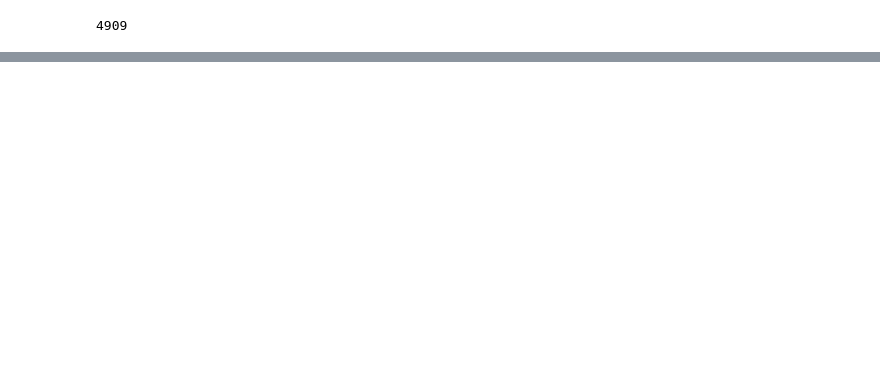
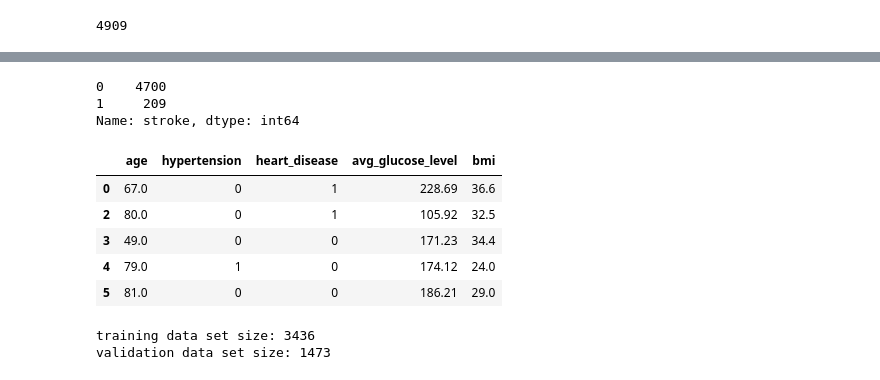
Before and after one commit to YazCodes/stroke-prediction-DNN, a Jupyter notebook: Stroke_Prediction.ipynb, the cells around one changed output, grey strips where cells are left out. Saved outputs shown, nothing was run; the diff lists cells and outputs as text; code cells hidden in the pictures; blank space fills up the shorter version.

```diff
--- a/Stroke_Prediction.ipynb
+++ b/Stroke_Prediction.ipynb
@@ -175,0 +201,43 @@ len(df)
+# %%
+
+#Extracting labels and features
+
+#Extracting labels
+y= df['stroke']
+print(y.value_counts())
+#Since the labels 0 and 1 are already are numerical values they do not need to be converted for the model.
+#If the labels were in a catergorical state then you could use the label encoder to convert them
+# %% [output]
+0    4700
+1     209
+Name: stroke, dtype: int64
+# %%
+#MODEL ONE
+
+#Using 8 features and 2 hidden layers
+#building the model - using training data
+#calculating if the probability is closer to 0 or 1
+x1 =x.iloc[:, 0:5] #locating part of the data frame the first 8 and call it X1
+x1.head()
+# %% [output]
+|  | age | hypertension | heart_disease | avg_glucose_level | bmi |
+| 0 | 67.0 | 0 | 1 | 228.69 | 36.6 |
+| 2 | 80.0 | 0 | 1 | 105.92 | 32.5 |
+| 3 | 49.0 | 0 | 0 | 171.23 | 34.4 |
+| 4 | 79.0 | 1 | 0 | 174.12 | 24.0 |
+| 5 | 81.0 | 0 | 0 | 186.21 | 29.0 |
+# %%
+from sklearn.preprocessing import LabelEncoder #need to convert labels - strings into boolean values etc
+from sklearn.model_selection import train_test_split
+
+from keras.models import Sequential
+from keras.layers import Dense
+
+from sklearn import metrics
+#Spliting the data into train (70%) and validation (30%)
+X_train1, X_val1, y_train1, y_val1 = train_test_split(x1, y, test_size=0.3, random_state=100) #random state - regenerate the split again
+print(f'training data set size: {len(X_train1)}')
+print(f'validation data set size: {len(X_val1)}')
+# %% [output]
+training data set size: 3436
+validation data set size: 1473
```
Also changed, not shown: parts of 11 cells of this notebook.
